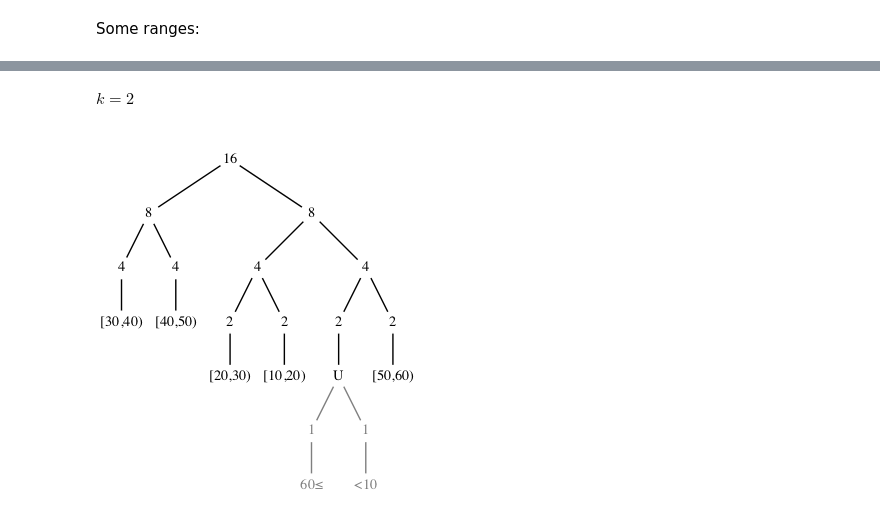
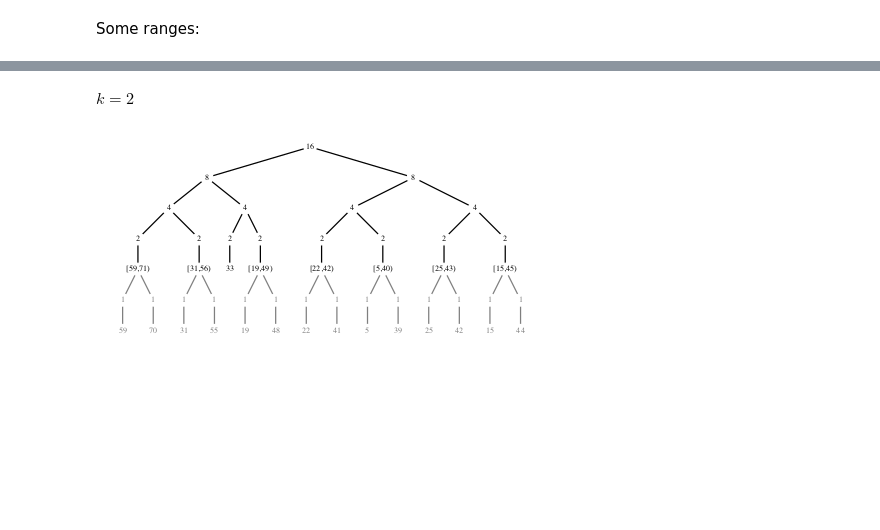
Before and after one commit to oisdk/IHaskell, a Jupyter notebook: notebooks/Privacy.ipynb, the cells around one changed output, grey strips where cells are left out. Cells and saved outputs as stored; diff of their text form; code cells hidden in the pictures; blank space fills up the shorter version.

```diff
--- a/notebooks/Privacy.ipynb
+++ b/notebooks/Privacy.ipynb
@@ -163,20 +168,22 @@ data Range a
     , upperBound :: Maybe a
     } deriving (Eq,Ord)
 
-instance (Ord a, PrintfArg a) => Show (Range a) where
+instance (Ord a, Enum a, PrintfArg a) => Show (Range a) where
     show (Range (Just l) (Just u))
-      | l <= u = printf "[%v,%v)" l u
-      | otherwise = printf ")%v,%v[" u l
+      | succ l == u = printf "%v" l
+      | l < u = printf "[%v,%v)" l u
+      | otherwise = "∅"
     show (Range (Just l) Nothing) = printf "%v≤" l
     show (Range Nothing (Just u)) = printf "<%v" u
     show (Range Nothing Nothing) = "U"
 
-instance (Ord a, PrintfArg a) => IHaskellDisplay (Range a) where
+instance (Ord a, Enum a, PrintfArg a) => IHaskellDisplay (Range a) where
     display r = pure (Display [latex (lr r)])
       where
         lr (Range (Just l) (Just u))
-          | l <= u = printf "$[%v,%v)$" l u
-          | otherwise = printf "$)%v,%v[$" u l
+          | succ l == u = printf "$%v$" l
+          | l < u = printf "$[%v,%v)$" l u
+          | otherwise = "$\\emptyset$"
         lr (Range (Just l) Nothing) = printf "$%v\\leq $" l
         lr (Range Nothing (Just u)) = printf "$<%v$" u
         lr (Range Nothing Nothing) = "$\\mathbb{U}$"
@@ -187,6 +194,9 @@ instance Ord a => Semigroup (Range a) where
             (liftA2 min xl yl)
             (liftA2 max xu yu)
 
+singletonRange :: Enum a => a -> Range a
+singletonRange x = Range (Just x) (Just (succ x))
+
 Range (Just 0) (Just 20) <> Range (Just 5) (Just 15)
 Range (Just 0) Nothing   <> Range (Just 5) (Just 15)
 Range (Just 10) (Just 5)
@@ -210,0 +228,4 @@ ages
+# %%
+ages = [5,15,19,22,25,33,33,39,31,44,41,42,48,55,59,70]
+
+histogram 10 0 ages
@@ -221,49 +249,50 @@ import           IHaskell.Display          (IHaskellDisplay(display)
                                            ,latex,Display(ManyDisplay))
 import qualified Data.Tree                 as Tree
 import           Data.Semigroup            (Semigroup(..))
-import           Data.Semigroup.Foldable   (fold1)
+import           Data.Semigroup.Foldable   (foldMap1)
 
-data PrivateHuffman a
+data PrivateHuffman a b
     = PrivateHuffman
     { kval :: Int
+    , generalize :: a -> b
     , tree :: Tree a
     }
 
-instance (Show a, Semigroup a) => IHaskellDisplay (PrivateHuffman a) where
-    display (PrivateHuffman k tr) =
+instance (Show a, Semigroup b, Show b) => IHaskellDisplay (PrivateHuffman a b) where
+    display (PrivateHuffman k f tr) =
         fmap (Display [ latex ("$k = " ++ show k ++ "$") ] <>)
                     ((display . diagram . bg white . fblEx . toTree) tr)
       where
         toTree (Leaf i x) =
             Tree.Node (i < k, show i) [Tree.Node (i < k, show x) []]
         toTree (Node i l r)
           | size l >= k && size r >= k =
                Tree.Node (i < k, show i) [toTree l, toTree r]
           | otherwise =
               Tree.Node (i < k, show i)
-                  [ Tree.Node (i < k, show (fold1 l <> fold1 r))
+                  [ Tree.Node (i < k, show (foldMap1 f l <> foldMap1 f r))
                         [ toHiddenTree l, toHiddenTree r ] ]
 
         toHiddenTree (Node i l r) =
             Tree.Node (True,show i)
                 [toHiddenTree l, toHiddenTree r]
         toHiddenTree (Leaf i x) =
             Tree.Node (True,show i)
                 [Tree.Node (True, show x) []]
 
         fblEx t' =
             renderTree'
                 (\(b,n) -> text n # fontSizeL 0.2 # maybeOp b
                         <> circle 0.2 # fc white # lc white)
                 (\((lb,_),ll) ((rb,_),rr) -> maybeOp (lb||rb) (ll ~~ rr))
                 (symmLayout t') # centerXY # pad 1.1
         maybeOp False = id
         maybeOp True  = opacity 0.5
 
-PrivateHuffman 2 (buildHuffman (fromFrequencies ages))
+PrivateHuffman 2 singletonRange (buildHuffman (fromFrequencies (frequencies ages)))
 # %% [output]
 $k = 2$
-[figure, old version]
+[figure, new version]
 # %%
 import           Control.Monad.State
 import qualified Data.Map.Strict     as Map
```
Also changed, not shown: parts of 11 cells of this notebook.
